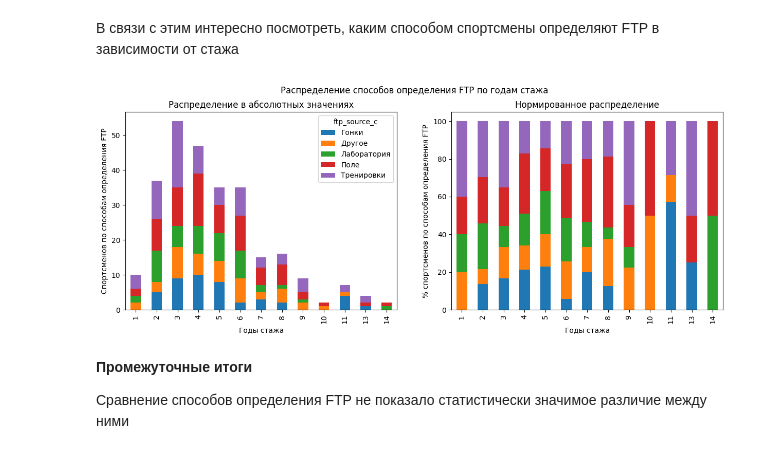
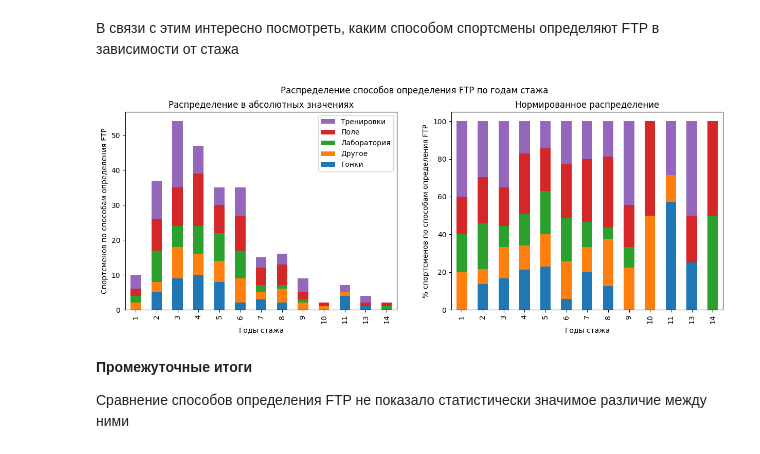
Before and after one commit to delffine/Pet-projects, a Jupyter notebook: bike_train_duration/veloopros.ipynb, the cells around one changed output. Cells and saved outputs as stored; diff of their text form; code cells hidden in the pictures.

```diff
--- a/bike_train_duration/veloopros.ipynb
+++ b/bike_train_duration/veloopros.ipynb
@@ -788,6 +878,7 @@ plt.show()
 Разделим спортсменов на когорты **по веломинутам** в минутах - от 60 до 600+ с шагом в 60
 # %%
 bikeminut_describe = pd.DataFrame(columns = ('count', 'mean', 'std', 'min', '25%', '50%', '75%', 'max'))
+bikeminut_w_describe = pd.DataFrame(columns = ('count', 'mean', 'std', 'min', '25%', '50%', '75%', 'max'))
 bikeminut_stag_describe = pd.DataFrame(columns = ('count', 'mean', 'std', 'min', '25%', '50%', '75%', 'max'))
 data['ch_bm'] = f'веломин{bike_minute_lim}'
 qstr_last = ''
@@ -795,17 +886,19 @@ bikeminutbox = dict()
 for i in range(90, 600, 60):
     qstr = qstr_last + 'bike_minute <= ' + str(i+1)
     print(f'Условие для отбора когорты {i}: {qstr}')
-    bikeminutbox[i] = data.query(qstr)[['ftp_c', 'stag_r']]
+    bikeminutbox[i] = data.query(qstr)[['ftp_c', 'ftp_weigth', 'stag_r']]
     ch_index = data.query(qstr).index
     data.loc[ch_index, 'ch_bm'] = 'веломин' + str(i).zfill(3)
     qstr_last =  str(i+1) + ' < '
     bikeminut_describe.loc[i] = bikeminutbox[i]['ftp_c'].describe()
+    bikeminut_w_describe.loc[i] = bikeminutbox[i]['ftp_weigth'].describe()
     bikeminut_stag_describe.loc[i] = bikeminutbox[i]['stag_r'].describe()
     qstr = qstr_last + 'bike_minute <= ' + str(bike_minute_lim)
-bikeminutbox[bike_minute_lim]= data.query(qstr)[['ftp_c', 'stag_r']]
+bikeminutbox[bike_minute_lim]= data.query(qstr)[['ftp_c', 'ftp_weigth', 'stag_r']]
 print(f'Условие для отбора когорты {bike_minute_lim}: {qstr}')
 
 bikeminut_describe.loc[bike_minute_lim] = bikeminutbox[bike_minute_lim]['ftp_c'].describe()
+bikeminut_w_describe.loc[bike_minute_lim] = bikeminutbox[bike_minute_lim]['ftp_weigth'].describe()
 bikeminut_stag_describe.loc[bike_minute_lim] = bikeminutbox[bike_minute_lim]['stag_r'].describe()
 # %% [output]
 Условие для отбора когорты 90: bike_minute <= 91
@@ -846,7 +956,7 @@ ax = fig.add_axes([0, 0, 1, 1])
 for bk in bikeminutbox:
     ax.boxplot(bikeminutbox[bk]['ftp_c'], positions=[i], labels = [bk], widths = 0.8 , sym = '.',\
                patch_artist=True, boxprops=dict(facecolor=c[i]), medianprops=dict(color='black', linewidth=4))
-    ax.text(i-0.1, bikeminut_describe['max'].max(), f"{round(bikeminut_stag_describe.loc[bk, 'mean'], 2)}", color= 'blue')
+    ax.text(i-0.1, bikeminut_describe['max'].max(), f"{bikeminut_stag_describe.loc[bk, 'mean']:.2f}", color= 'blue')
     i +=1
 
 plt.annotate('*средний стаж когорты', color = 'blue', xy=(0.01, 0.98), xycoords='axes fraction')
@@ -859,0 +972,18 @@ plt.show()
+# %%
+c = gradient_by_value(bikeminut_w_describe['mean'])
+i = 0
+
+fig = plt.figure(figsize = (15, 8))
+ax = fig.add_axes([0, 0, 1, 1])
+for bk in bikeminutbox:
+    ax.boxplot(bikeminutbox[bk]['ftp_weigth'], positions=[i], labels = [bk], widths = 0.8 , sym = '.',\
+               patch_artist=True, boxprops=dict(facecolor=c[i]), medianprops=dict(color='black', linewidth=4))
+    ax.text(i-0.1, bikeminut_w_describe['max'].max(), f"{bikeminut_stag_describe.loc[bk, 'mean']:.2f}", color= 'blue')
+    i +=1
+
+plt.annotate('*средний стаж когорты', color = 'blue', xy=(0.01, 0.98), xycoords='axes fraction')
+plt.title('Диаграммы размаха FTP (w/kg) в зависимости от веломинут в неделю')
+plt.xlabel('Веломинуты (в неделю)')
+plt.ylabel('FTP w/kg')
+plt.grid(color='black', linestyle='-', linewidth=0.1)
+plt.show()
@@ -866,7 +998,7 @@ ax = fig.add_axes([0, 0, 1, 1])
 for bk in bikeminutbox:
     ax.boxplot(bikeminutbox[bk]['stag_r'], positions=[i], labels = [bk], widths = 0.8 , sym = '.',\
                patch_artist=True, boxprops=dict(facecolor=c[i]), medianprops=dict(color='black', linewidth=4))
-    ax.text(i-0.1, bikeminut_stag_describe['max'].max(), f"{round(bikeminut_describe.loc[bk, 'mean'], 2)}", color= 'blue')
+    ax.text(i-0.1, bikeminut_stag_describe['max'].max(), f"{bikeminut_describe.loc[bk, 'mean']:.2f}", color= 'blue')
     i +=1
 plt.annotate('*средний FTP когорты', color = 'blue', xy=(0.01, 0.98), xycoords='axes fraction')
 plt.title('Диаграммы размаха стажа в зависимости от веломинут в неделю')
@@ -1528,34 +1663,36 @@ ftp_source_table.style.apply(highlight_stat, color = 'tomato')
 # %%
 f, ax = plt.subplots(1, 2, figsize=(18,5))
 
 dd = data[['ftp_source_c', 'ftp_c', 'stag_r']].copy()
 dd['stag_r'] = round(dd['stag_r'] // 12 + 1)
 dd = dd.groupby(['ftp_source_c', 'stag_r'])['ftp_c'].count().reset_index()
 dd = dd.pivot_table(index = 'stag_r', columns = 'ftp_source_c', values='ftp_c')
 dd = dd.fillna(0)
 
 
 dd.plot.bar(ax = ax[0], stacked = True, figsize=(15,5))
 
 ax[0].set_title('Распределение в абсолютных значениях')
 ax[0].set_xlabel('Годы стажа')
 ax[0].set_ylabel('Спортсменов по способам определения FTP')
+handles, labels = ax[0].get_legend_handles_labels()
+ax[0].legend(handles[::-1], labels[::-1])
 
 dd['sum'] = dd.sum(axis=1)
 dd = dd.apply(lambda x: 100 * (x / x['sum']), axis=1)
 dd = dd.drop(columns = 'sum')
 
 dd.plot.bar(ax = ax[1], stacked = True, figsize=(15,5), legend = None)
 
 ax[1].set_title('Нормированное распределение')
 ax[1].set_xlabel('Годы стажа')
 ax[1].set_ylabel('% спортсменов по способам определения FTP')
 
 
 plt.suptitle('Распределение способов определения FTP по годам стажа')
 plt.show()
 # %% [output]
-[figure, old version]
+[figure, new version]
 # %% [markdown]
 **Промежуточные итоги**
 
```
Also changed, not shown: parts of 45 cells of this notebook.
